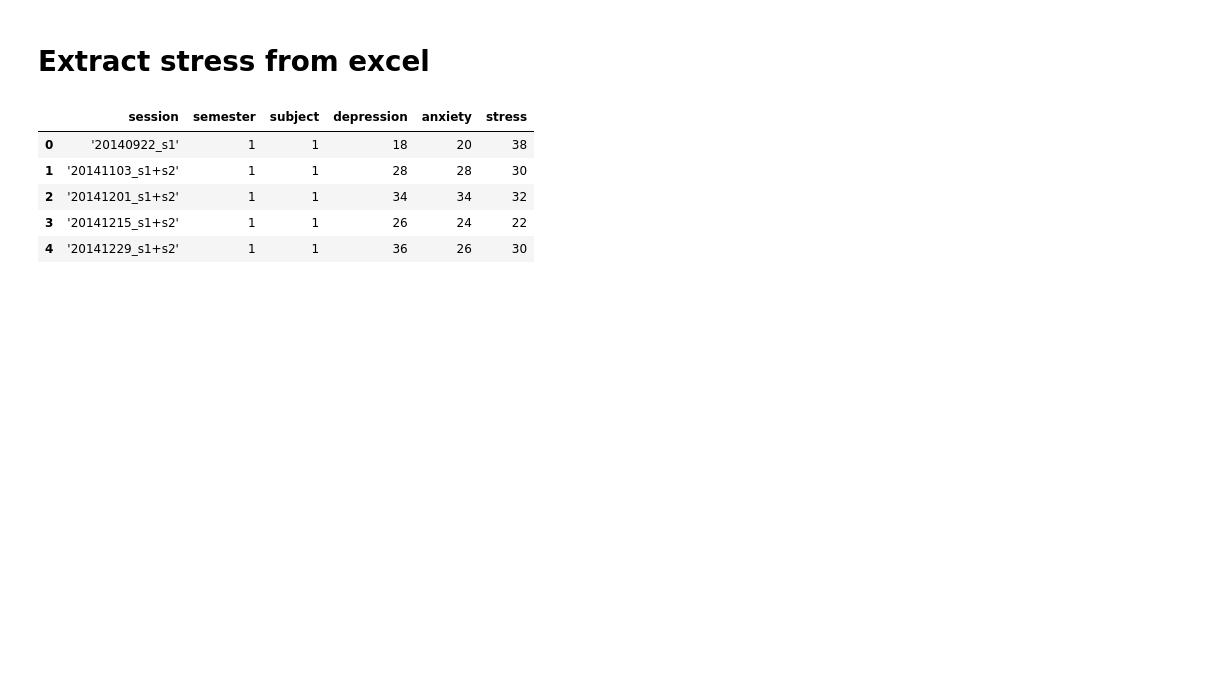
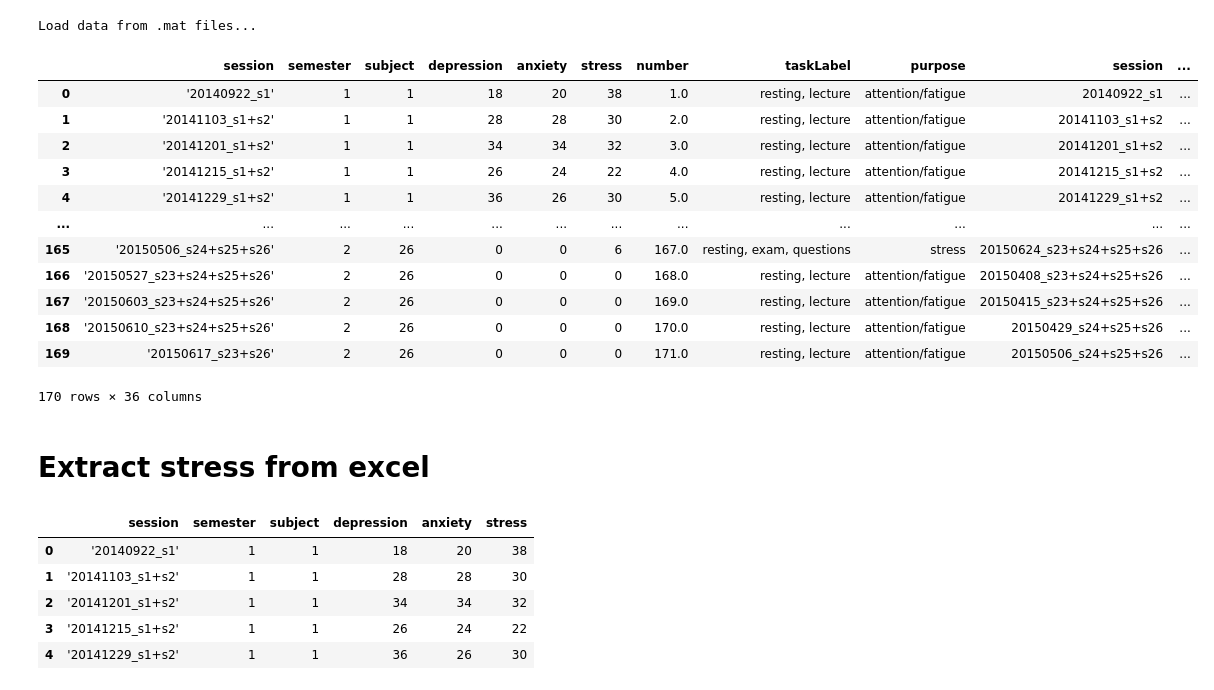
Before and after one commit to hundredball/Classroom_stress, a Jupyter notebook: data_analysis.ipynb, the cells around one changed output. Cells and saved outputs as stored; diff of their text form; code cells hidden in the pictures; blank space fills up the shorter version.

```diff
--- a/data_analysis.ipynb
+++ b/data_analysis.ipynb
@@ -7,3 +8,23 @@ import dataloader
+# %%
+A, B, C = dataloader.read_data()
+# %% [output]
+Load data from .mat files...
+# %%
+C
+# %% [output]
+|  | session | semester | subject | depression | anxiety | stress | number | taskLabel | purpose | session | ... |
+| 0 | '20140922_s1' | 1 | 1 | 18 | 20 | 38 | 1.0 | resting, lecture | attention/fatigue | 20140922_s1 | ... |
+| 1 | '20141103_s1+s2' | 1 | 1 | 28 | 28 | 30 | 2.0 | resting, lecture | attention/fatigue | 20141103_s1+s2 | ... |
+| 2 | '20141201_s1+s2' | 1 | 1 | 34 | 34 | 32 | 3.0 | resting, lecture | attention/fatigue | 20141201_s1+s2 | ... |
+| 3 | '20141215_s1+s2' | 1 | 1 | 26 | 24 | 22 | 4.0 | resting, lecture | attention/fatigue | 20141215_s1+s2 | ... |
+| 4 | '20141229_s1+s2' | 1 | 1 | 36 | 26 | 30 | 5.0 | resting, lecture | attention/fatigue | 20141229_s1+s2 | ... |
+| ... | ... | ... | ... | ... | ... | ... | ... | ... | ... | ... | ... |
+| 165 | '20150506_s24+s25+s26' | 2 | 26 | 0 | 0 | 6 | 167.0 | resting, exam, questions | stress | 20150624_s23+s24+s25+s26 | ... |
+| 166 | '20150527_s23+s24+s25+s26' | 2 | 26 | 0 | 0 | 0 | 168.0 | resting, lecture | attention/fatigue | 20150408_s23+s24+s25+s26 | ... |
+| 167 | '20150603_s23+s24+s25+s26' | 2 | 26 | 0 | 0 | 0 | 169.0 | resting, lecture | attention/fatigue | 20150415_s23+s24+s25+s26 | ... |
+| 168 | '20150610_s23+s24+s25+s26' | 2 | 26 | 0 | 0 | 0 | 170.0 | resting, lecture | attention/fatigue | 20150429_s24+s25+s26 | ... |
+| 169 | '20150617_s23+s26' | 2 | 26 | 0 | 0 | 0 | 171.0 | resting, lecture | attention/fatigue | 20150506_s24+s25+s26 | ... |
+170 rows × 36 columns
 # %% [markdown]
 # Extract stress from excel
 # %%
```
Also changed, not shown: parts of 13 cells of this notebook, 4 other files.
